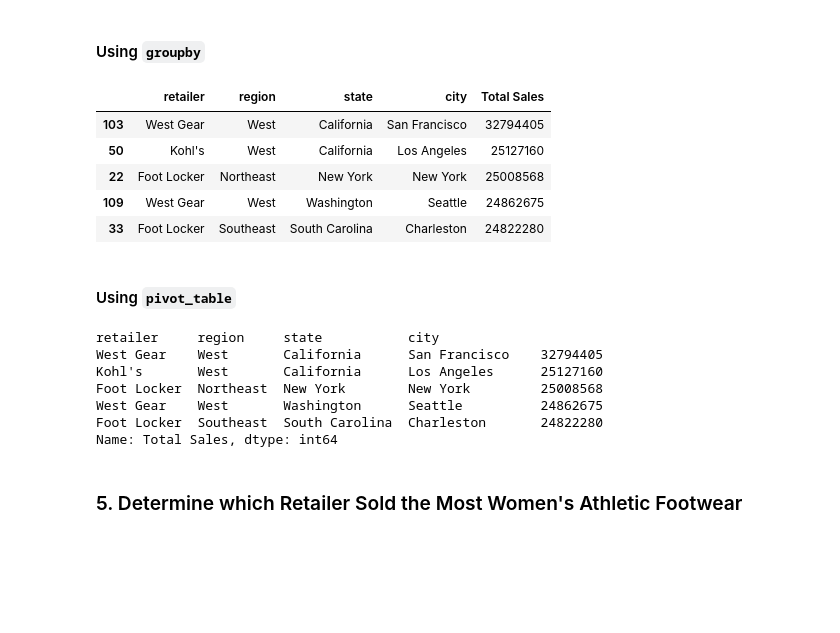
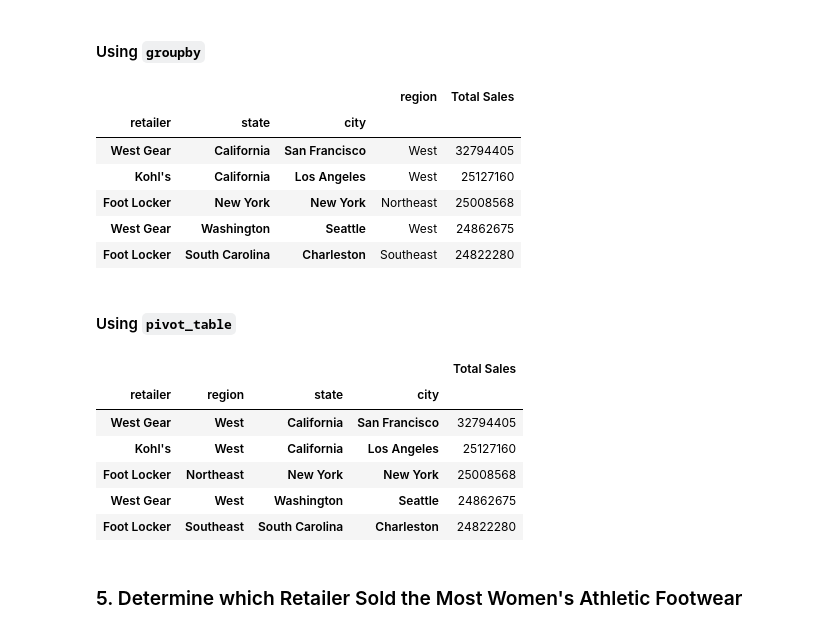
Before and after one commit to mward2020/athletic_sales_analysis, a Jupyter notebook: athletic_sales_analysis.ipynb, the cells around one changed output. Cells and saved outputs as stored; diff of their text form; code cells hidden in the pictures; blank space fills up the shorter version.

```diff
--- a/athletic_sales_analysis.ipynb
+++ b/athletic_sales_analysis.ipynb
@@ -291,27 +293,28 @@ Name: Total Sales, dtype: int64
 # %%
 # Show the number products sold for region, state, and city.
 
 total_products_sold = (
     df_merged_sales_data.groupby(['retailer', 'region', 'state', 'city'])['total_sales']
     .sum()
-    .reset_index()
+    .reset_index(level=1)
 )
 
 # Rename the "total_sales" column to "Total Sales"
 
 total_products_sold.rename(columns={'total_sales': 'Total Sales'}, inplace=True)
 
 # Show the top 5 results.
 
 top_5_results = total_products_sold.nlargest(5, 'Total Sales')
 top_5_results
 # %% [output]
-|  | retailer | region | state | city | Total Sales |
-| 103 | West Gear | West | California | San Francisco | 32794405 |
-| 50 | Kohl's | West | California | Los Angeles | 25127160 |
-| 22 | Foot Locker | Northeast | New York | New York | 25008568 |
-| 109 | West Gear | West | Washington | Seattle | 24862675 |
-| 33 | Foot Locker | Southeast | South Carolina | Charleston | 24822280 |
+|  |  |  | region | Total Sales |
+| retailer | state | city |  |  |
+| West Gear | California | San Francisco | West | 32794405 |
+| Kohl's | California | Los Angeles | West | 25127160 |
+| Foot Locker | New York | New York | Northeast | 25008568 |
+| West Gear | Washington | Seattle | West | 24862675 |
+| Foot Locker | South Carolina | Charleston | Southeast | 24822280 |
 # %% [markdown]
 #### Using `pivot_table`
 # %%
@@ -321,20 +324,19 @@ total_products_sold_pivot = pd.pivot_table(df_merged_sales_data, index=['retaile
 
 # Optional: Rename the "total_sales" column to "Total Sales"
 
-total_products_sold_pivot = total_products_sold_pivot.rename(columns={'total_sales': 'Total Sales'})
+total_products_sold_pivot = total_products_sold_pivot.rename(columns={'total_sales': 'Total Sales'}).nlargest(columns='Total Sales', n=5)
 
 # Show the top 5 results.
 
-top_5_results_pivot = total_products_sold_pivot['Total Sales'].nlargest(5)
-top_5_results_pivot
+total_products_sold_pivot
 # %% [output]
-retailer     region     state           city
-West Gear    West       California      San Francisco    32794405
-Kohl's       West       California      Los Angeles      25127160
-Foot Locker  Northeast  New York        New York         25008568
-West Gear    West       Washington      Seattle          24862675
-Foot Locker  Southeast  South Carolina  Charleston       24822280
-Name: Total Sales, dtype: int64
+|  |  |  |  | Total Sales |
+| retailer | region | state | city |  |
+| West Gear | West | California | San Francisco | 32794405 |
+| Kohl's | West | California | Los Angeles | 25127160 |
+| Foot Locker | Northeast | New York | New York | 25008568 |
+| West Gear | West | Washington | Seattle | 24862675 |
+| Foot Locker | Southeast | South Carolina | Charleston | 24822280 |
 # %% [markdown]
 ### 5. Determine which Retailer Sold the Most Women's Athletic Footwear
 # %%
```
Also changed, not shown: parts of 4 cells of this notebook.
